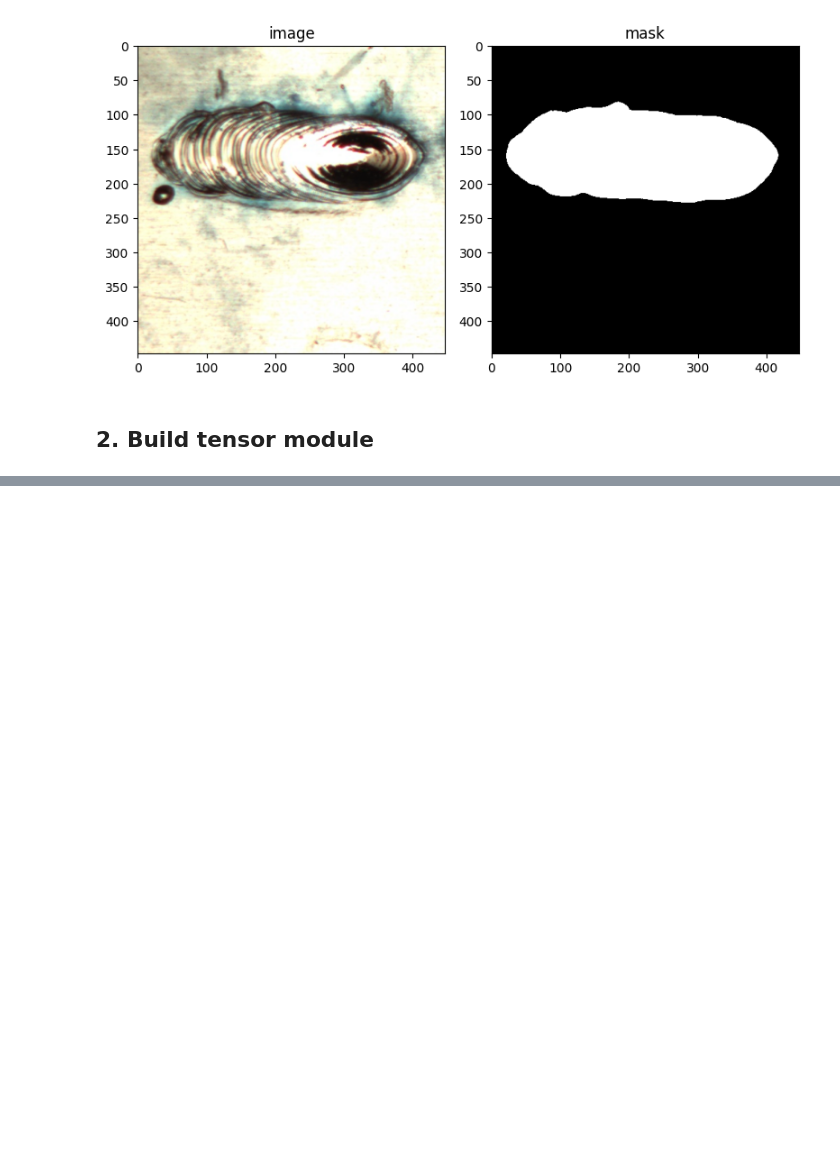
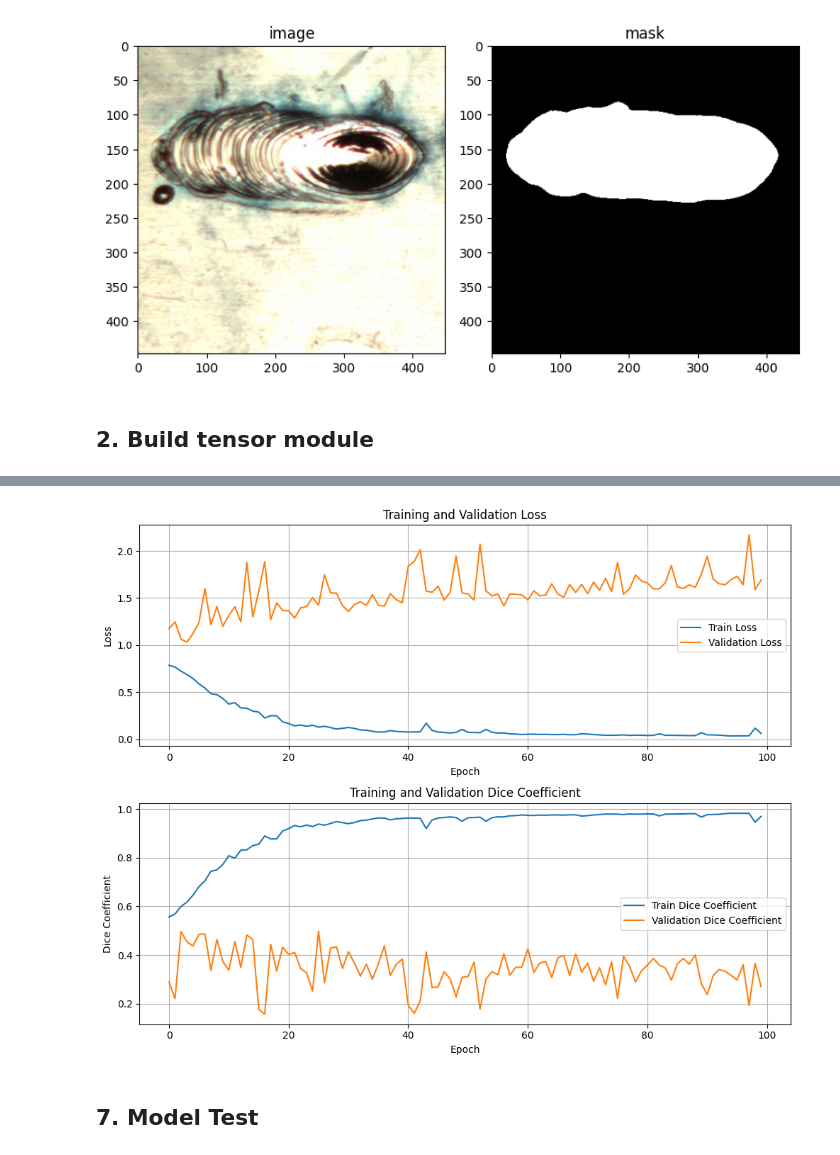
Before and after one commit to genup-alpha/research, a Jupyter notebook: Segmentation/SemanticSegmentation.ipynb, the cells around one changed output, grey strips where cells are left out. Saved outputs shown, nothing was run; the diff lists cells and outputs as text; code cells hidden in the pictures; blank space fills up the shorter version.

```diff
--- a/Segmentation/SemanticSegmentation.ipynb
+++ b/Segmentation/SemanticSegmentation.ipynb
@@ -300,0 +665,4 @@ ValueError: num_samples should be a positive integer value, but got num_samples=
+# %%
+optimizer = torch.optim.SGD(model.parameters(), lr= 1E-3, momentum=0.9)
+# %%
+optimizer.step()    # Check the operation of the optimizer.
@@ -300,0 +780,15 @@ ValueError: num_samples should be a positive integer value, but got num_samples=
+# %%
+data_dir = "../DataSet/BeadSegmentation/"
+is_cuda = True
+
+NUM_CLASSES = 2
+IMAGE_SIZE = 224
+# BATCH_SIZE = 2
+BATCH_SIZE = 16
+DEVICE = torch.device('cuda' if torch.cuda.is_available() and is_cuda else 'cpu')
+
+dataloaders = build_dataloader(data_dir, batch_size=BATCH_SIZE)
+model = UNet(num_classes=NUM_CLASSES)
+model = model.to(DEVICE)
+criterion = UNet_metric(num_classes=NUM_CLASSES)
+optimizer = torch.optim.SGD(model.parameters(), lr= 1E-3, momentum=0.9)
@@ -300,0 +858,37 @@ ValueError: num_samples should be a positive integer value, but got num_samples=
+# %%
+import matplotlib.pyplot as plt
+
+# 결과 딕셔너리에서 데이터 추출
+epoch = results["epoch"]
+train_loss = results["train_loss"]
+val_loss = results["val_loss"]
+train_dice_coefficient = results["train_dice_coefficient"]
+val_dice_coefficient = results["val_dice_coefficient"]
+
+# 손실 그래프
+plt.figure(figsize=(10, 8))
+plt.subplot(211)
+plt.plot(epoch, train_loss, label="Train Loss")
+plt.plot(epoch, val_loss, label="Validation Loss")
+plt.title("Training and Validation Loss")
+plt.xlabel("Epoch")
+plt.ylabel("Loss")
+plt.grid(True)
+plt.legend()
+
+# Dice 계수 그래프
+plt.subplot(212)
+plt.plot(epoch, train_dice_coefficient, label="Train Dice Coefficient")
+plt.plot(epoch, val_dice_coefficient, label="Validation Dice Coefficient")
+plt.title("Training and Validation Dice Coefficient")
+plt.xlabel("Epoch")
+plt.ylabel("Dice Coefficient")
+plt.grid(True)
+plt.legend()
+
+plt.tight_layout()
+plt.show()
+# %% [output]
+[figure, added]
+# %% [markdown]
+## 7. Model Test
```
Also changed, not shown: parts of 54 cells of this notebook, 7 other files.
